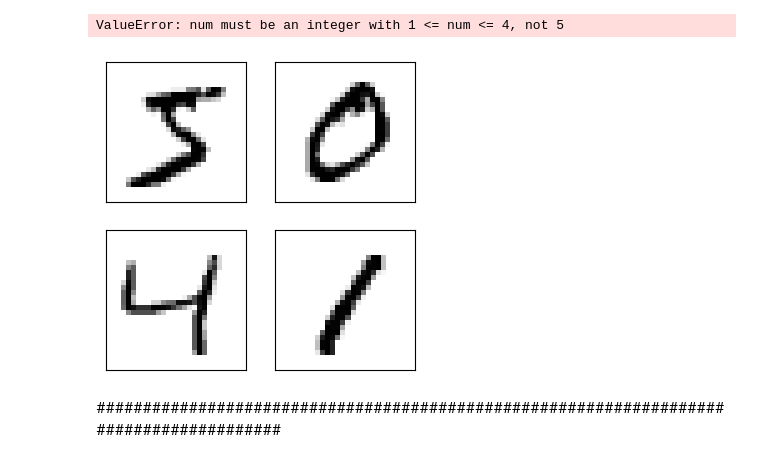
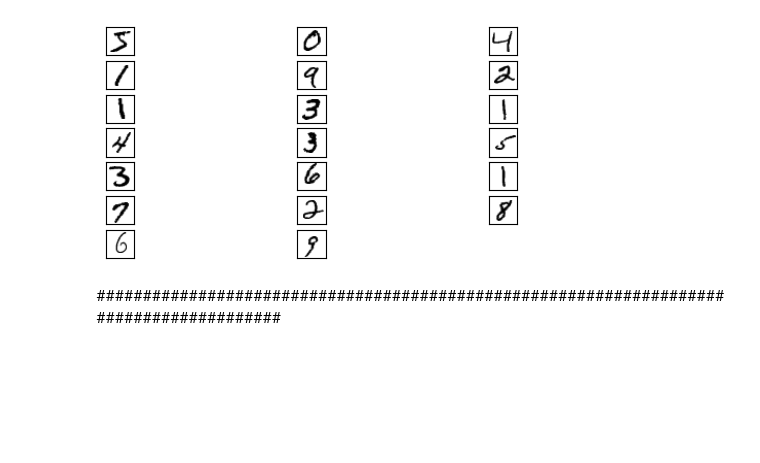
Before and after one commit to Bai-ell/DataScienceAndMachineLearningLessons, a Jupyter notebook: selfedu_lessons/cerasss/2_lesson.ipynb, the cells around one changed output. Saved outputs shown, nothing was run; the diff lists cells and outputs as text; code cells hidden in the pictures; blank space fills up the shorter version.

```diff
--- a/selfedu_lessons/cerasss/2_lesson.ipynb
+++ b/selfedu_lessons/cerasss/2_lesson.ipynb
@@ -13,17 +13,16 @@ x_test = x_test/ 255
 y_train_cat = keras.utils.to_categorical(y_train, 10)
 y_test_cat = keras.utils.to_categorical(y_test, 10)
 # %%
-plt.figure(figsize=(4,4))
+plt.figure(figsize=(7,3))
 for i in range(20):
-    plt.subplot (2,2, i+1)
+    plt.subplot (7,3, i+1)
     plt.xticks([])
     plt.yticks([])
     plt.imshow(x_train[i], cmap=plt.cm.binary)
 
 plt.show()
 # %% [output]
-ValueError: num must be an integer with 1 <= num <= 4, not 5
-[figure, old version]
+[figure, new version]
 # %% [markdown]
 ########################################################################################
 # %%
```
